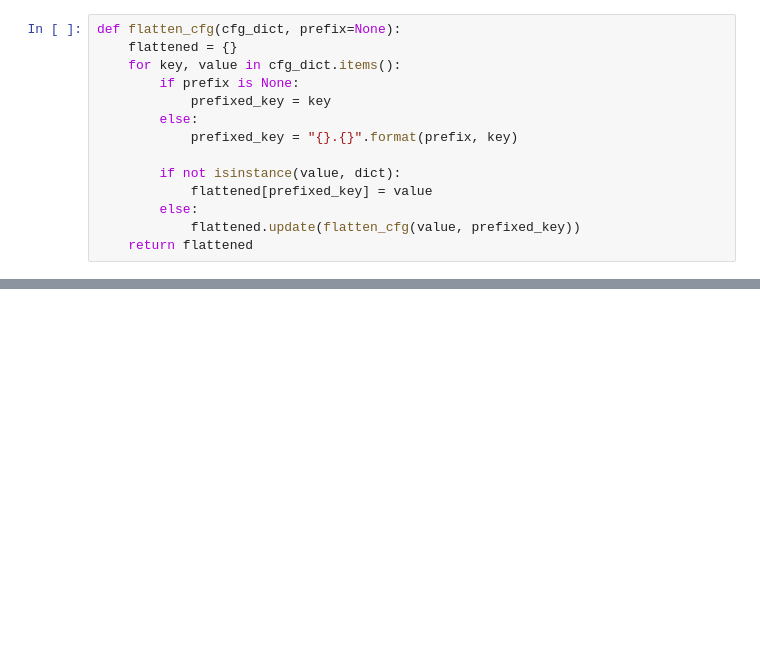
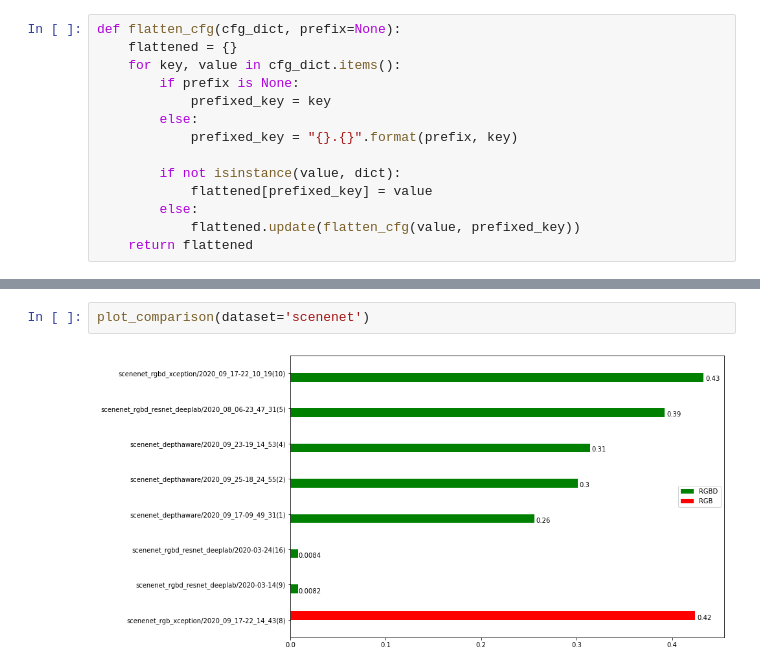
Before and after one commit to crmauceri/pytorch-deeplab-xception, a Jupyter notebook: visualization_scripts/compare_models.ipynb, the cells around one changed output, grey strips where cells are left out. Saved outputs shown, nothing was run; the diff lists cells and outputs as text; blank space fills up the shorter version.

```diff
--- a/visualization_scripts/compare_models.ipynb
+++ b/visualization_scripts/compare_models.ipynb
@@ -137,0 +265,4 @@ indices
+# %%
+plot_comparison(dataset='scenenet')
+# %% [output]
+[figure, added]
```
Also changed, not shown: parts of 18 cells of this notebook.
